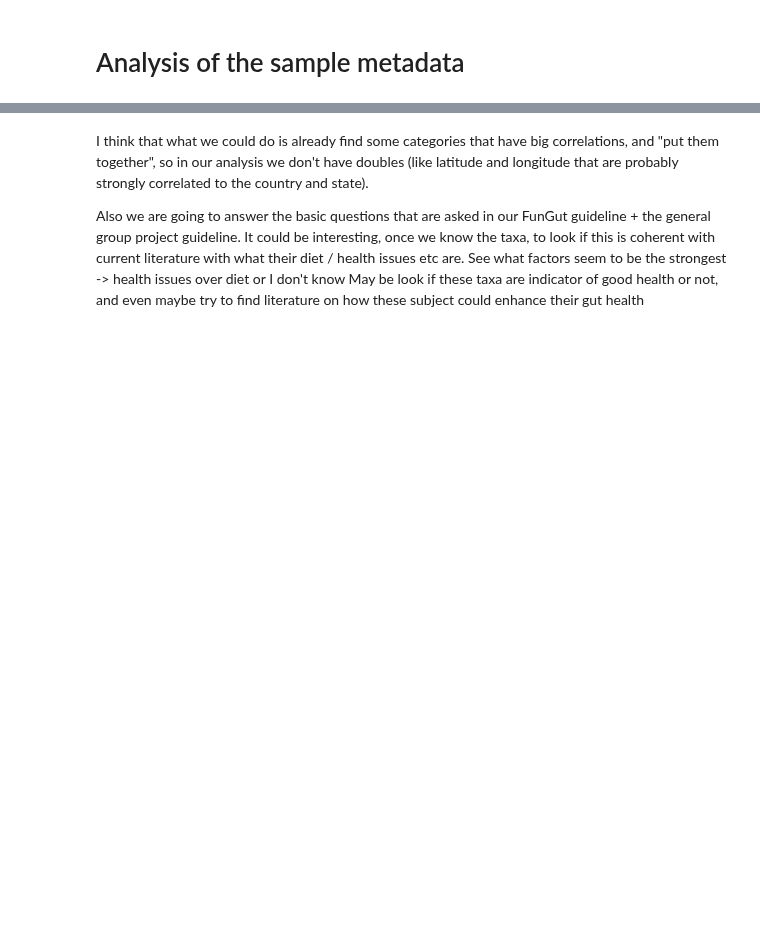
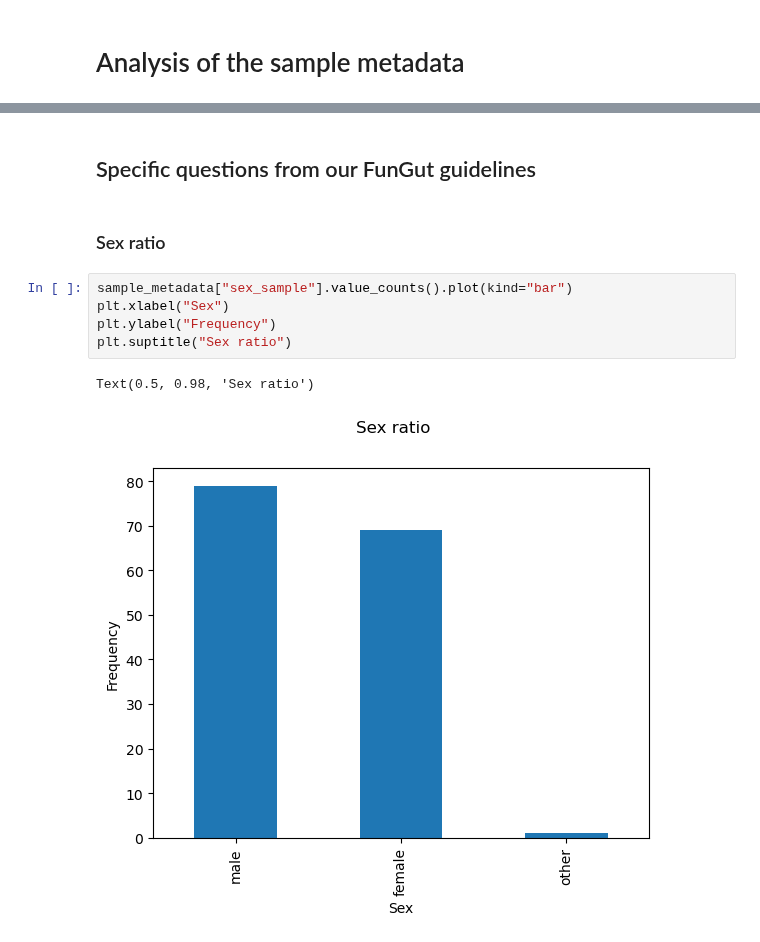
Before and after one commit to Mila-cmd651/FunGut-Project, a Jupyter notebook: Mila_script.ipynb, the cells around one changed output, grey strips where cells are left out. Saved outputs shown, nothing was run; the diff lists cells and outputs as text; blank space fills up the shorter version.

```diff
--- a/Mila_script.ipynb
+++ b/Mila_script.ipynb
@@ -166,6 +191,12 @@ sample_metadata.head()
-# %% [markdown]
-I think that what we could do is already find some categories that have big correlations, and "put them together", so in our analysis we don't have doubles (like latitude and longitude that are probably strongly correlated to the country and state).
-
-Also we are going to answer the basic questions that are asked in our FunGut guideline + the general group project guideline.
-It could be interesting, once we know the taxa, to look if this is coherent with current literature with what their diet / health issues etc are. See what factors seem to be the strongest -> health issues over diet or I don't know
-May be look if these taxa are indicator of good health or not, and even maybe try to find literature on how these subject could enhance their gut health
+# %% [markdown]
+## Specific questions from our FunGut guidelines
+# %% [markdown]
+### Sex ratio
+# %%
+sample_metadata["sex_sample"].value_counts().plot(kind="bar")
+plt.xlabel("Sex")
+plt.ylabel("Frequency")
+plt.suptitle("Sex ratio")
+# %% [output]
+Text(0.5, 0.98, 'Sex ratio')
+[figure, added]
```
Also changed, not shown: parts of 24 cells of this notebook, 1 other file.
